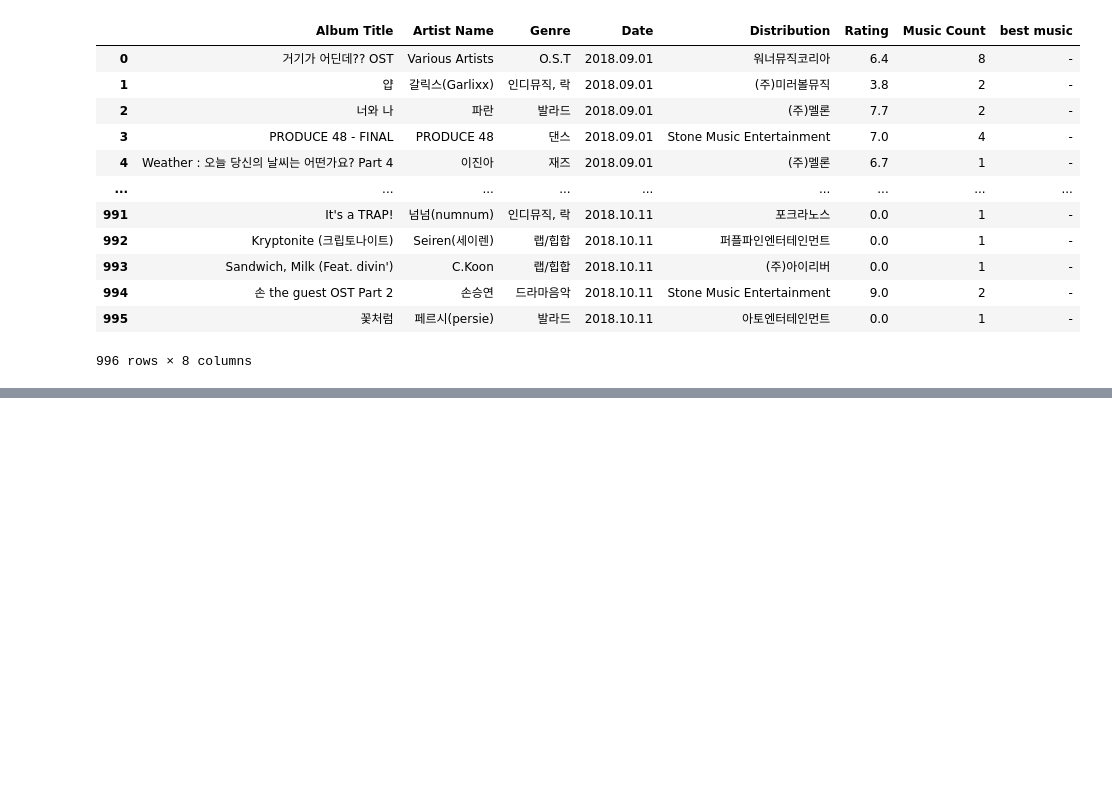
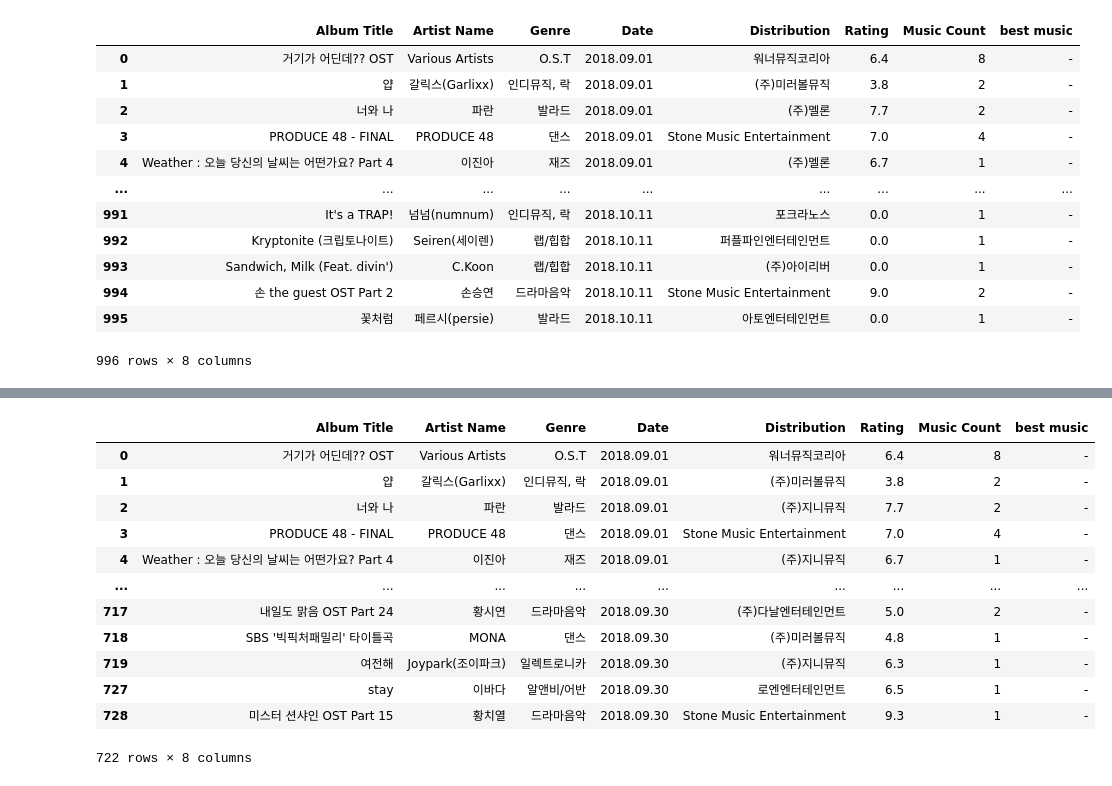
Before and after one commit to yujin991207/NewDataScience, a Jupyter notebook: 02_ETL/01_pandas_basic/데이터 분석 과제(1).ipynb, the cells around one changed output, grey strips where cells are left out. Drawn from its saved outputs; the diff is of its cells as text; code cells hidden in the pictures; blank space fills up the shorter version.

```diff
--- a/02_ETL/01_pandas_basic/데이터 분석 과제(김유진,김지혜).ipynb
+++ b/02_ETL/01_pandas_basic/데이터 분석 과제(1).ipynb
@@ -183,0 +197,17 @@ music_distribution.replace('(주)지니뮤직','(주)멜론')
+# %%
+music_sep = music[music['Date'].str.contains('2018.09')]
+music_sep
+# %% [output]
+|  | Album Title | Artist Name | Genre | Date | Distribution | Rating | Music Count | best music |
+| 0 | 거기가 어딘데?? OST | Various Artists | O.S.T | 2018.09.01 | 워너뮤직코리아 | 6.4 | 8 | - |
+| 1 | 얍 | 갈릭스(Garlixx) | 인디뮤직, 락 | 2018.09.01 | (주)미러볼뮤직 | 3.8 | 2 | - |
+| 2 | 너와 나 | 파란 | 발라드 | 2018.09.01 | (주)지니뮤직 | 7.7 | 2 | - |
+| 3 | PRODUCE 48 - FINAL | PRODUCE 48 | 댄스 | 2018.09.01 | Stone Music Entertainment | 7.0 | 4 | - |
+| 4 | Weather : 오늘 당신의 날씨는 어떤가요? Part 4 | 이진아 | 재즈 | 2018.09.01 | (주)지니뮤직 | 6.7 | 1 | - |
+| ... | ... | ... | ... | ... | ... | ... | ... | ... |
+| 717 | 내일도 맑음 OST Part 24 | 황시연 | 드라마음악 | 2018.09.30 | (주)다날엔터테인먼트 | 5.0 | 2 | - |
+| 718 | SBS '빅픽처패밀리' 타이틀곡 | MONA | 댄스 | 2018.09.30 | (주)미러볼뮤직 | 4.8 | 1 | - |
+| 719 | 여전해 | Joypark(조이파크) | 일렉트로니카 | 2018.09.30 | (주)지니뮤직 | 6.3 | 1 | - |
+| 727 | stay | 이바다 | 알앤비/어반 | 2018.09.30 | 로엔엔터테인먼트 | 6.5 | 1 | - |
+| 728 | 미스터 션샤인 OST Part 15 | 황치열 | 드라마음악 | 2018.09.30 | Stone Music Entertainment | 9.3 | 1 | - |
+722 rows × 8 columns
```
Also changed, not shown: parts of 13 cells of this notebook, 4 other files.
